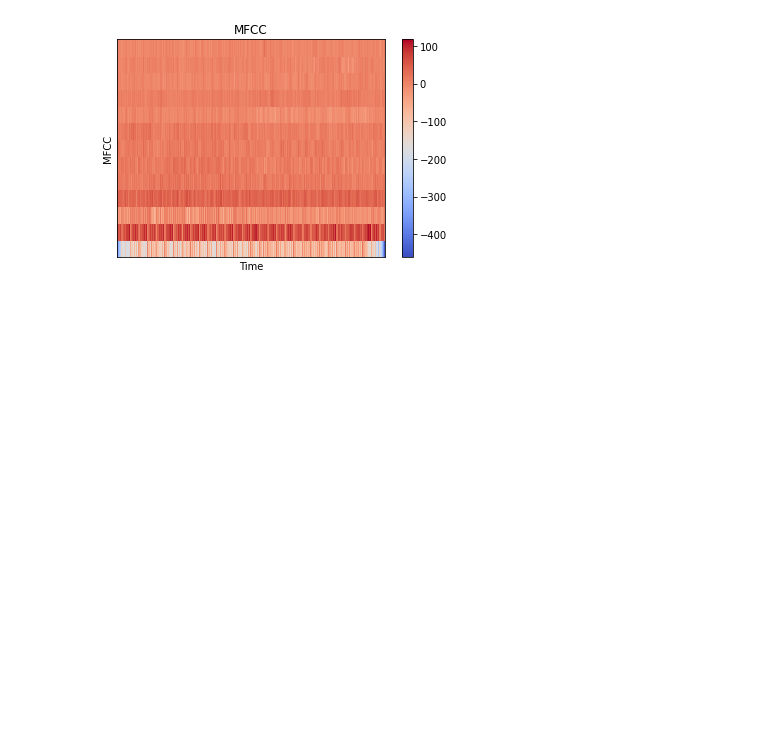
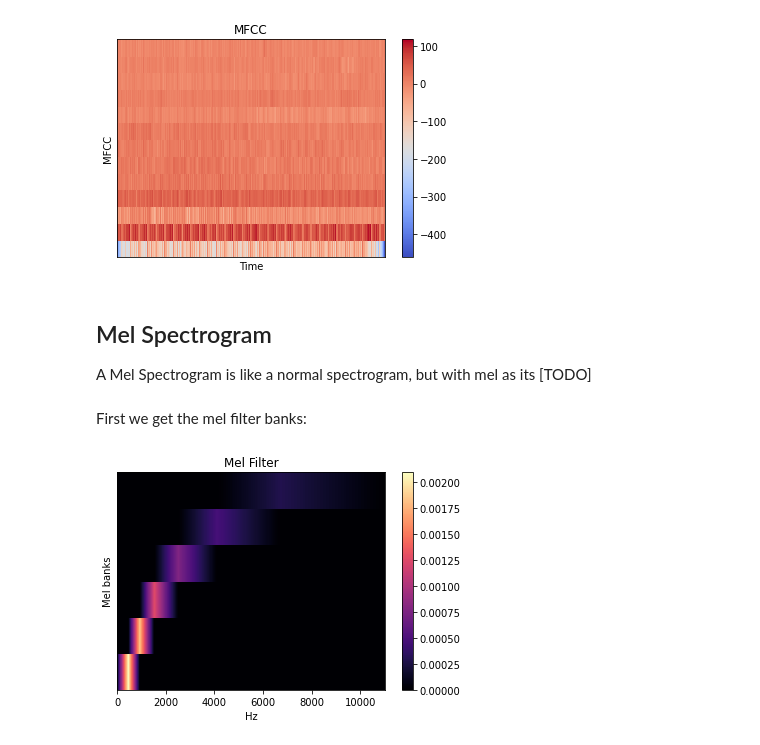
Before and after one commit to archity/music-processing, a Jupyter notebook: InputDataAnalyse.ipynb, the cells around one changed output. Saved outputs shown, nothing was run; the diff lists cells and outputs as text; code cells hidden in the pictures; blank space fills up the shorter version.

```diff
--- a/InputDataAnalyse.ipynb
+++ b/InputDataAnalyse.ipynb
@@ -133,3 +133,22 @@ plt.savefig("img/plot_mfcc.png", format="png", dpi=200)
 plt.show()
 # %% [output]
 [figure]
+# %% [markdown]
+## Mel Spectrogram
+
+A Mel Spectrogram is like a normal spectrogram,
+but with mel as its [TODO]
+# %% [markdown]
+First we get the mel filter banks:
+# %%
+n_mels=6
+mel = librosa.filters.mel(sr=sr, n_fft=n_fft, n_mels=n_mels)
+librosa.display.specshow(mel, sr=sr, hop_length=hop_length, x_axis='linear')
+plt.title("Mel Filter")
+plt.ylabel('Mel banks')
+plt.colorbar()
+#plt.colorbar(format='%+2.0f dB')
+plt.savefig("img/plot_mel.png", format="png", dpi=200)
+plt.show()
+# %% [output]
+[figure, added]
```
Also changed, not shown: parts of 7 cells of this notebook, 4 other files.
